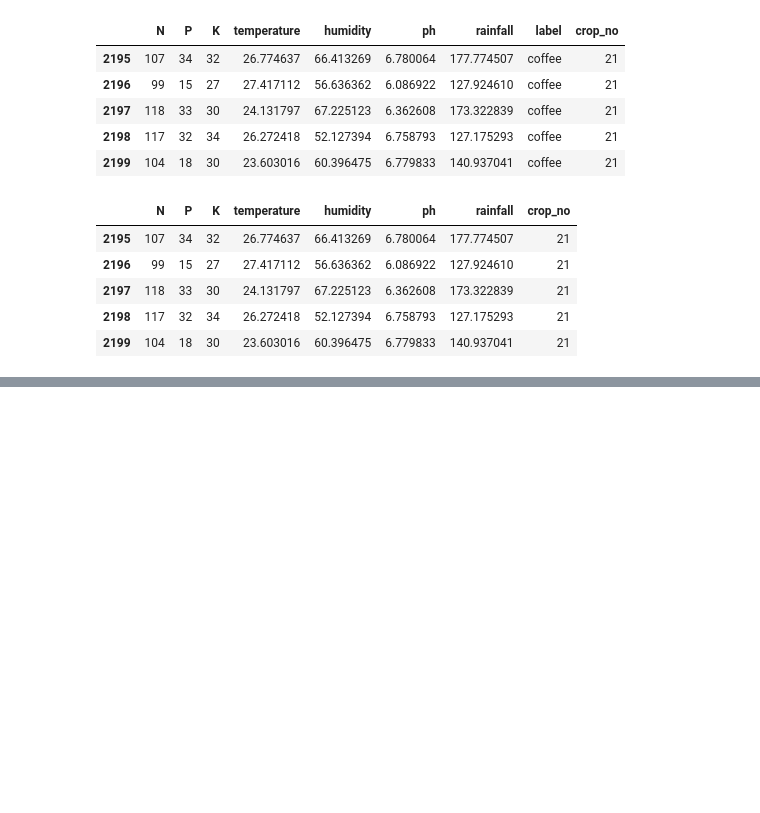
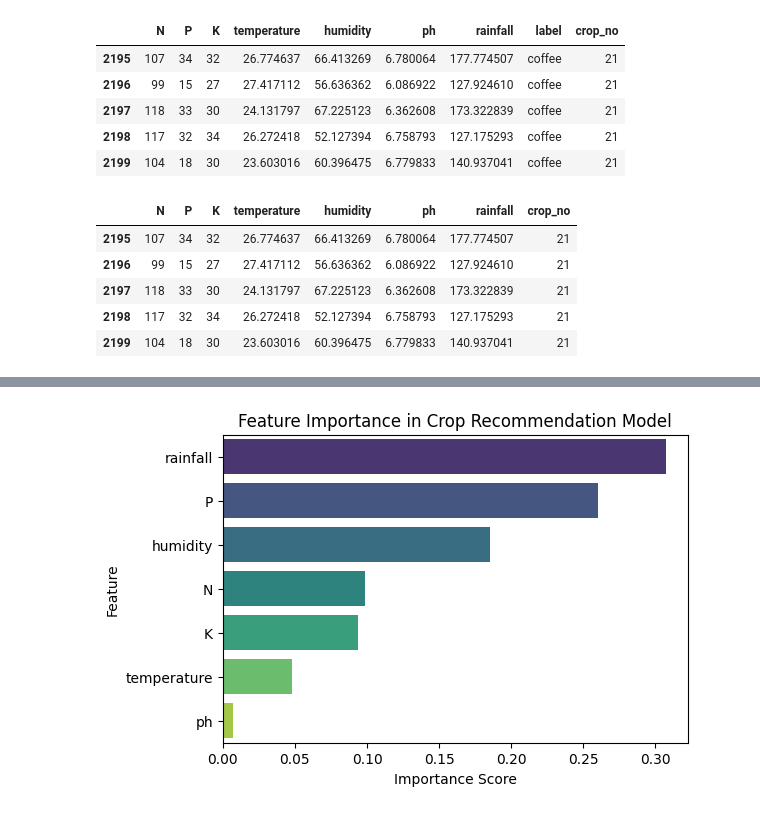
Before and after one commit to DKS2301/Crop-and-Fertilizer-Recommendation-System, a Jupyter notebook: crop.ipynb, the cells around one changed output, grey strips where cells are left out. Cells and saved outputs as stored; diff of their text form; code cells hidden in the pictures; blank space fills up the shorter version.

```diff
--- a/crop.ipynb
+++ b/crop.ipynb
@@ -274,0 +286,4 @@ crop.tail()
+# %%
+from sklearn.model_selection import train_test_split
+
+X_train, X_test, y_train, y_test = train_test_split(X,  y, test_size=0.2, random_state=42)
@@ -274,0 +472,23 @@ crop.tail()
+# %%
+import matplotlib.pyplot as plt
+import seaborn as sns
+import numpy as np
+
+# Ensure model is trained before extracting feature importance
+feature_importance = DT.feature_importances_
+features = X_train.columns
+# %%
+# Sort feature importance in descending order
+sorted_indices = np.argsort(feature_importance)[::-1]
+sorted_features = [features[i] for i in sorted_indices]
+sorted_importance = feature_importance[sorted_indices]
+# %%
+# Plot feature importance
+plt.figure(figsize=(6, 4))
+sns.barplot(x=sorted_importance, y=sorted_features, hue=sorted_features, palette="viridis", legend=False)
+plt.xlabel("Importance Score")
+plt.ylabel("Feature")
+plt.title("Feature Importance in Crop Recommendation Model")
+plt.show()
+# %% [output]
+[figure, added]
```
Also changed, not shown: parts of 31 cells of this notebook.
